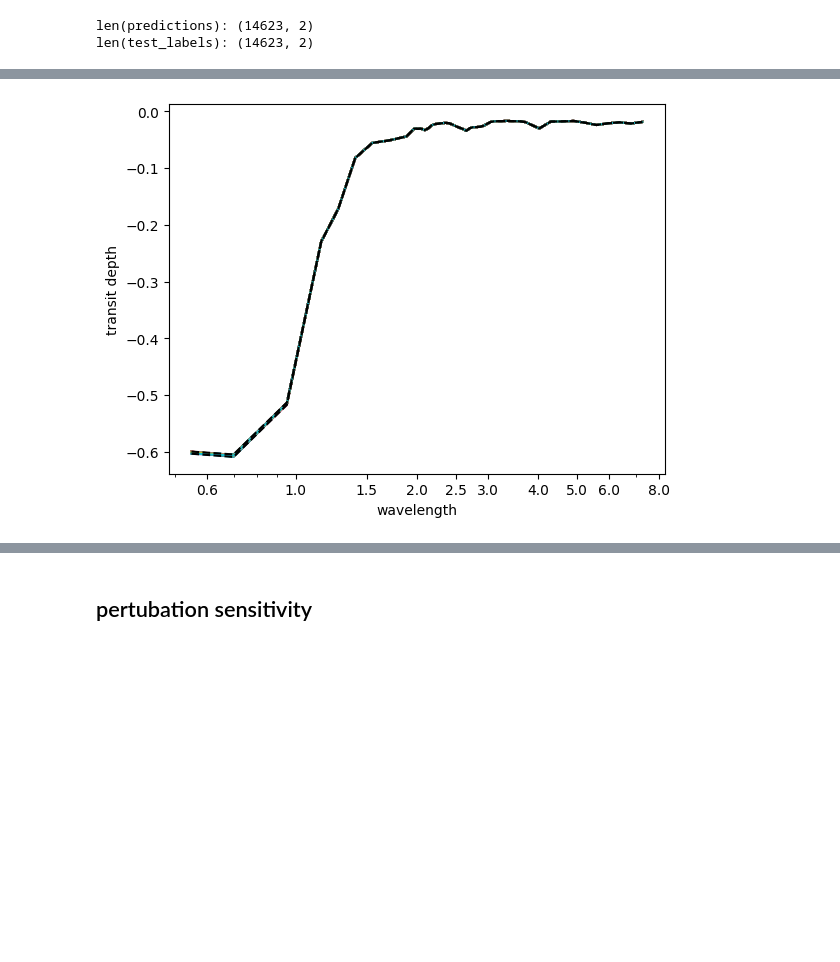
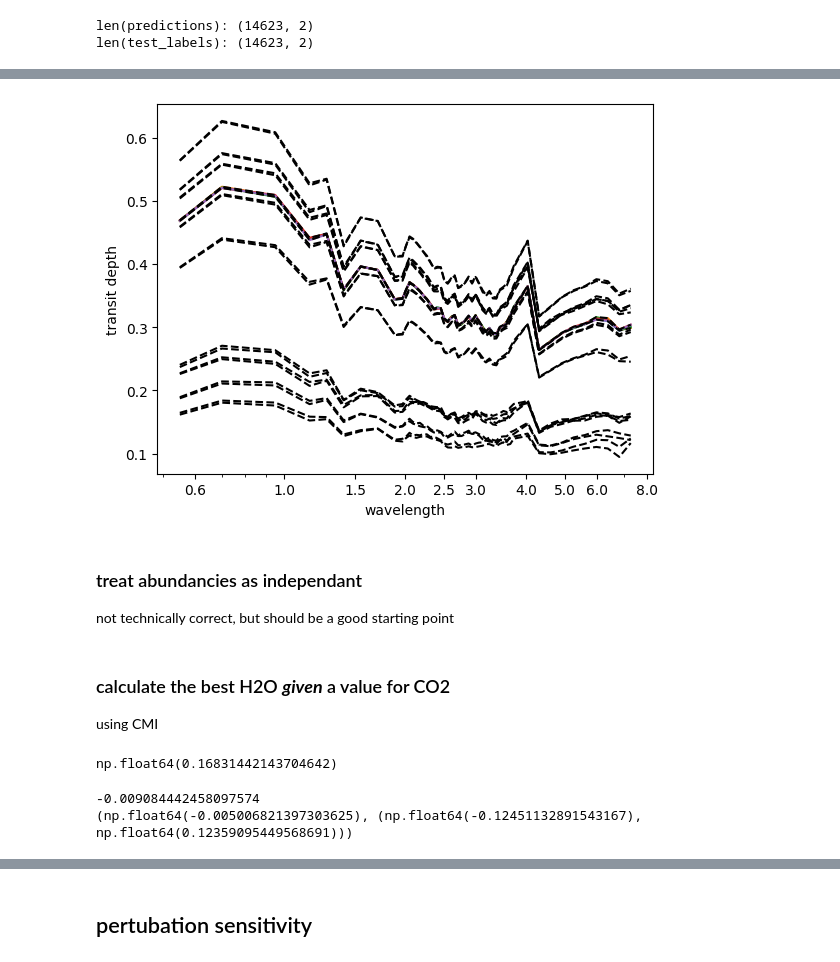
Before and after one commit to Jools-Clarke/SpeciesRetrieval, a Jupyter notebook: information_theory.ipynb, the cells around one changed output, grey strips where cells are left out. Saved outputs shown, nothing was run; the diff lists cells and outputs as text; code cells hidden in the pictures; blank space fills up the shorter version.

Commit message:
CMI code up to where nikos left off, adding statistical testing against trained model, need to test with training model next.

```diff
--- a/information_theory.ipynb
+++ b/information_theory.ipynb
@@ -138 +171,20 @@ class normaliser():
+# %%
+class log_normaliser():
+    def __init__(self):
+        self.min = None  # Stores the min of log-transformed data
+        self.max = None  # Stores the max of log-transformed data
+
+    def normalise(self, data, set=False):
+        data_log = np.log(np.abs(data) + np.finfo(float).eps)
+        if set:
+            self.min = np.min(data_log, axis=0)
+            self.max = np.max(data_log, axis=0)
+        return (data_log - self.min) / (self.max - self.min)
+
+    def denormalise(self, data):
+        data_log = data * (self.max - self.min) + self.min
+        return np.exp(data_log) - np.finfo(float).eps
+# %%
+normaliser_class = minmax_normaliser
+spectra_normaliser_class = log_normaliser
 # %%
@@ -201,20 +253,20 @@ len(test_labels): (14623, 2)
 # %%
 # Assume test_spectra and observation_uncertainty are already defined with shapes (n_samples, 52)
-n_samples, n_wavelengths = test_spectra.shape  # n_wavelengths should be 52
-n_replicates = 100
+n_samples, n_wavelengths = train_spectra.shape  # n_wavelengths should be 52
+n_replicates = 5
 
 # Preallocate the output array with shape:
 # (n_samples, 52 (spectrum features), 100 (replicates))
 augmented_spectra = np.empty((n_samples, n_wavelengths, n_replicates))
 
 # Reshape test_spectra for broadcasting to (n_samples, 52, 100)
-base_spectra_expanded = np.expand_dims(test_spectra, axis=(2))
+base_spectra_expanded = np.expand_dims(train_spectra, axis=(2))
 base_spectra_expanded = np.tile(base_spectra_expanded, (1, 1, n_replicates))
 
 # Generate noise for all perturbations and replicates simultaneously
 noise = np.random.normal(
     loc=0.0,
-    scale=np.expand_dims(test_noise, axis=(2)),
+    scale=np.expand_dims(train_noise, axis=(2)),
     size=(n_samples, n_wavelengths, n_replicates)
 )
 
@@ -242,20 +294,23 @@ plt.show()
 # %%
 # normalise the spectra
-aug_spectra_normaliser = normaliser()
+aug_spectra_normaliser = spectra_normaliser_class()
 augmented_spectra_normalised = aug_spectra_normaliser.normalise(augmented_spectra, set=True)
 # %%
 plt.plot(  ds['wavelength'] ,augmented_spectra_normalised[0, :, :],label='mean')
-plt.plot(  ds['wavelength'] ,augmented_spectra_normalised[0, :, :].min(axis=1), 'k--',label='min')
-plt.plot(  ds['wavelength'] ,augmented_spectra_normalised[0, :, :].max(axis=1), "k--",label='max')
+plt.plot(  ds['wavelength'] ,augmented_spectra_normalised[:10, :, :].min(axis=2).T, 'k--',label='min')
+plt.plot(  ds['wavelength'] ,augmented_spectra_normalised[:10, :, :].max(axis=2).T, "k--",label='max')
 
 plt.xlabel('wavelength')
 plt.ylabel('transit depth')
 
 axs = plt.gca()
 axs.set_xscale('log')
 axs.set_xticks([0.6, 1,1.5, 2, 2.5,3,4, 5, 6,8,])
 axs.get_xaxis().set_major_formatter(plt.ScalarFormatter())
 
 plt.show()
 # %% [output]
-[figure, old version]
+[figure, new version]
+# %% [markdown]
+### treat abundancies as independant
+not technically correct, but should be a good starting point
@@ -261,0 +374,26 @@ plt.show()
+# %% [markdown]
+### calculate the best H2O _**given**_ a value for CO2
+using CMI
+# %%
+x = [[1.3],[3.7],[5.1],[2.4],[3.4]]
+y = [[1.5],[3.32],[5.3],[2.3],[3.3]]
+ee.mi(x,y)
+# %% [output]
+np.float64(0.16831442143704642)
+# %%
+# This prints the mutual information between column 5 and 9, conditioned on columns 15 and 17.
+# You can also use the function shuffle_test to return confidence intervals for any estimator.
+# Shuffle_test returns the mean CMI under the null hypothesis (CMI=0), and 95% confidence intervals,
+# estimated using 1000 random permutations of the data. Note that we converted the numpy arrays to lists!
+# The current version really works only on python lists (lists of lists actually, as in the first example.
+
+my_data = np.random.rand(100,20)
+
+x = my_data[:,[5]].tolist()
+y = my_data[:,[9]].tolist()
+z = my_data[:,[15,17]].tolist()
+print(ee.cmi(x, y, z))
+print(ee.shuffle_test(ee.cmi, x, y, z, ci=0.95, ns=1000))
+# %% [output]
+-0.009084442458097574
+(np.float64(-0.005006821397303625), (np.float64(-0.12451132891543167), np.float64(0.12359095449568691)))
```
Also changed, not shown: parts of 32 cells of this notebook, 6 other files.
